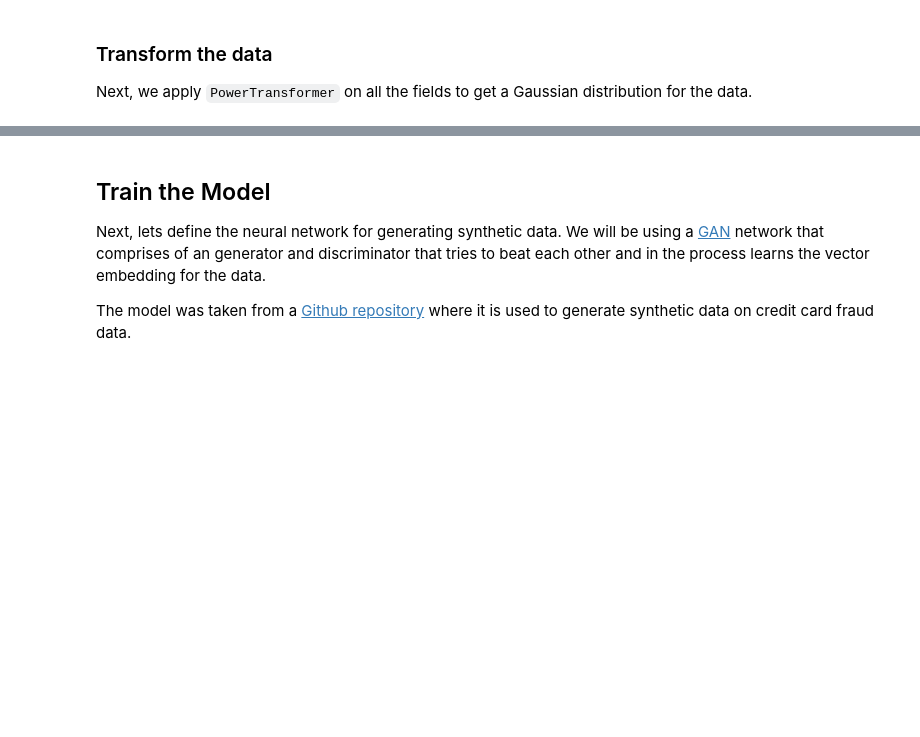
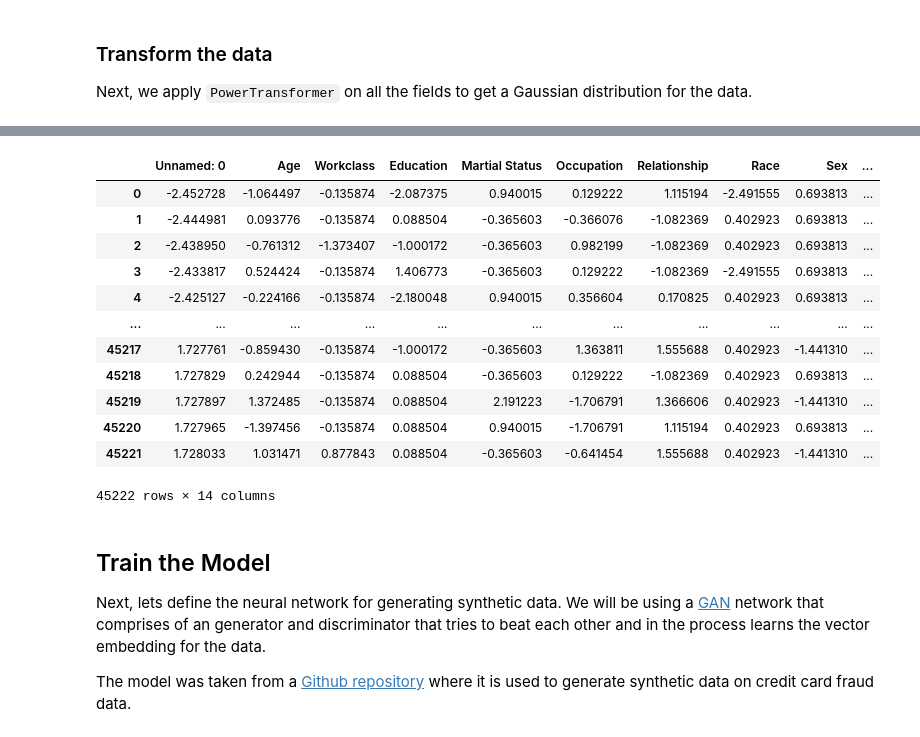
Before and after one commit to Chdunham/Chdunham.github.io, a Jupyter notebook: Encoder_Decoder_on_Adult_Dataset.ipynb, the cells around one changed output, grey strips where cells are left out. Saved outputs shown, nothing was run; the diff lists cells and outputs as text; code cells hidden in the pictures; blank space fills up the shorter version.

```diff
--- a/Encoder_Decoder_on_Adult_Dataset.ipynb
+++ b/Encoder_Decoder_on_Adult_Dataset.ipynb
@@ -256,3 +239,19 @@ GENDER_COL_INDEX = 8
+# %%
+df
+# %% [output]
+|  | Unnamed: 0 | Age | Workclass | Education | Martial Status | Occupation | Relationship | Race | Sex | ... |
+| 0 | -2.452728 | -1.064497 | -0.135874 | -2.087375 | 0.940015 | 0.129222 | 1.115194 | -2.491555 | 0.693813 | ... |
+| 1 | -2.444981 | 0.093776 | -0.135874 | 0.088504 | -0.365603 | -0.366076 | -1.082369 | 0.402923 | 0.693813 | ... |
+| 2 | -2.438950 | -0.761312 | -1.373407 | -1.000172 | -0.365603 | 0.982199 | -1.082369 | 0.402923 | 0.693813 | ... |
+| 3 | -2.433817 | 0.524424 | -0.135874 | 1.406773 | -0.365603 | 0.129222 | -1.082369 | -2.491555 | 0.693813 | ... |
+| 4 | -2.425127 | -0.224166 | -0.135874 | -2.180048 | 0.940015 | 0.356604 | 0.170825 | 0.402923 | 0.693813 | ... |
+| ... | ... | ... | ... | ... | ... | ... | ... | ... | ... | ... |
+| 45217 | 1.727761 | -0.859430 | -0.135874 | -1.000172 | -0.365603 | 1.363811 | 1.555688 | 0.402923 | -1.441310 | ... |
+| 45218 | 1.727829 | 0.242944 | -0.135874 | 0.088504 | -0.365603 | 0.129222 | -1.082369 | 0.402923 | 0.693813 | ... |
+| 45219 | 1.727897 | 1.372485 | -0.135874 | 0.088504 | 2.191223 | -1.706791 | 1.366606 | 0.402923 | -1.441310 | ... |
+| 45220 | 1.727965 | -1.397456 | -0.135874 | 0.088504 | 0.940015 | -1.706791 | 1.115194 | 0.402923 | 0.693813 | ... |
+| 45221 | 1.728033 | 1.031471 | 0.877843 | 0.088504 | -0.365603 | -0.641454 | 1.555688 | 0.402923 | -1.441310 | ... |
+45222 rows × 14 columns
 # %% [markdown]
 ## Train the Model
 
```
Also changed, not shown: parts of 19 cells of this notebook.
